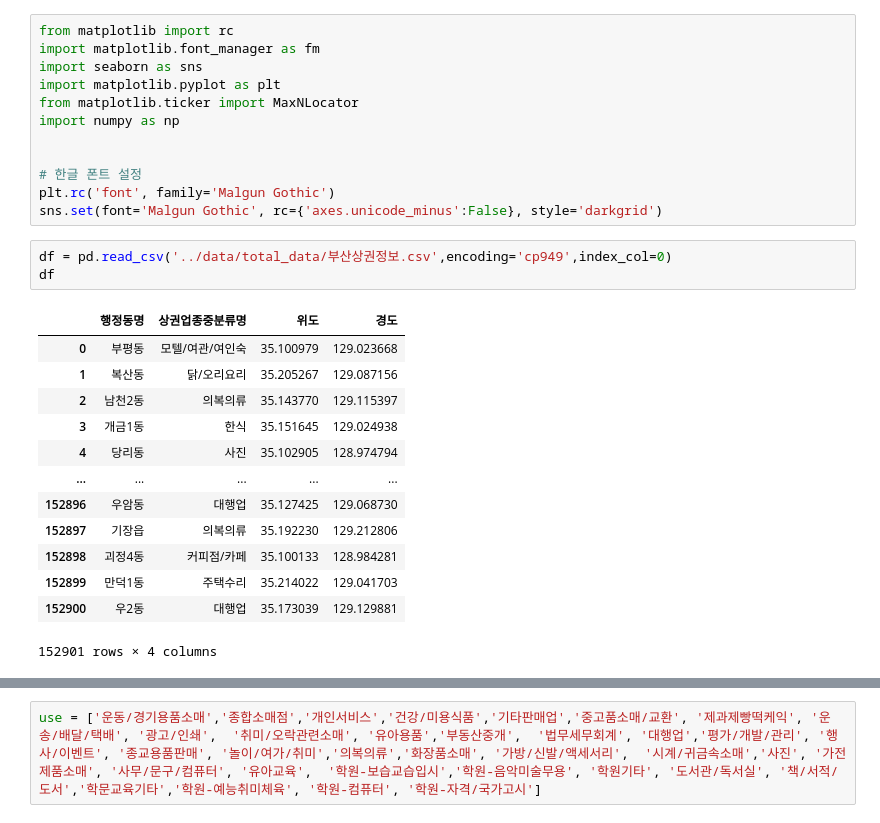
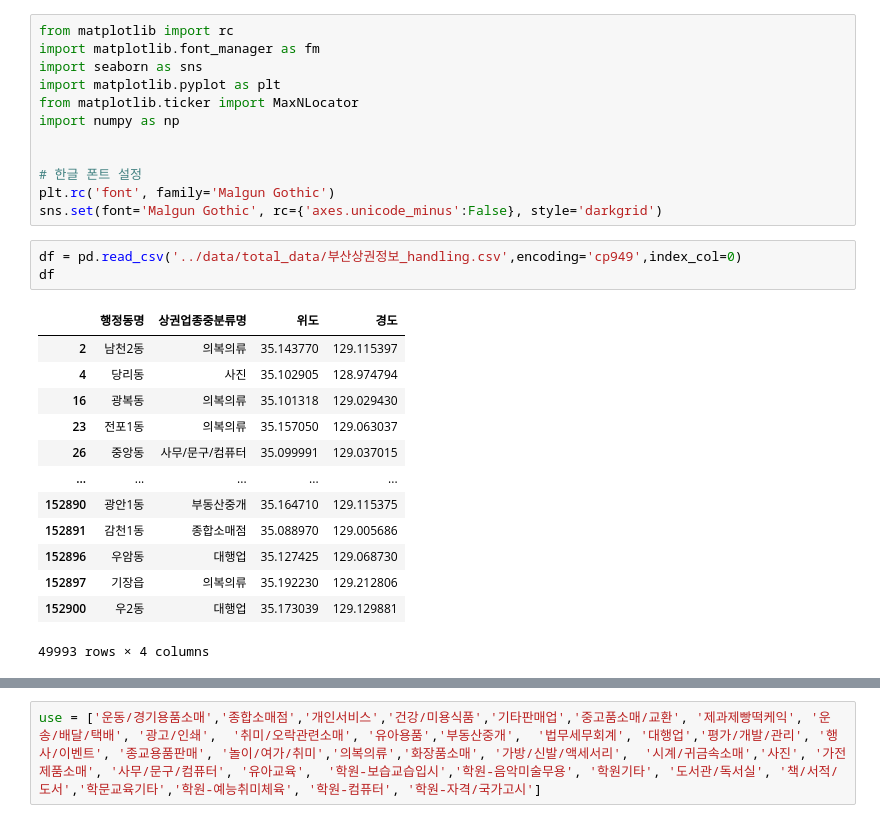
Before and after one commit to Busan-Bigdata-analysis/storage, a Jupyter notebook: visualization/visual_graph.ipynb, the cells around one changed output, grey strips where cells are left out. Cells and saved outputs as stored; diff of their text form.

```diff
--- a/visualization/visual_graph.ipynb
+++ b/visualization/visual_graph.ipynb
@@ -13,22 +13,22 @@ import numpy as np
 plt.rc('font', family='Malgun Gothic')
 sns.set(font='Malgun Gothic', rc={'axes.unicode_minus':False}, style='darkgrid')
 # %%
-df = pd.read_csv('../data/total_data/부산상권정보.csv',encoding='cp949',index_col=0)
+df = pd.read_csv('../data/total_data/부산상권정보_handling.csv',encoding='cp949',index_col=0)
 df
 # %% [output]
 |  | 행정동명 | 상권업종중분류명 | 위도 | 경도 |
-| 0 | 부평동 | 모텔/여관/여인숙 | 35.100979 | 129.023668 |
-| 1 | 복산동 | 닭/오리요리 | 35.205267 | 129.087156 |
 | 2 | 남천2동 | 의복의류 | 35.143770 | 129.115397 |
-| 3 | 개금1동 | 한식 | 35.151645 | 129.024938 |
 | 4 | 당리동 | 사진 | 35.102905 | 128.974794 |
+| 16 | 광복동 | 의복의류 | 35.101318 | 129.029430 |
+| 23 | 전포1동 | 의복의류 | 35.157050 | 129.063037 |
+| 26 | 중앙동 | 사무/문구/컴퓨터 | 35.099991 | 129.037015 |
 | ... | ... | ... | ... | ... |
+| 152890 | 광안1동 | 부동산중개 | 35.164710 | 129.115375 |
+| 152891 | 감천1동 | 종합소매점 | 35.088970 | 129.005686 |
 | 152896 | 우암동 | 대행업 | 35.127425 | 129.068730 |
 | 152897 | 기장읍 | 의복의류 | 35.192230 | 129.212806 |
-| 152898 | 괴정4동 | 커피점/카페 | 35.100133 | 128.984281 |
-| 152899 | 만덕1동 | 주택수리 | 35.214022 | 129.041703 |
 | 152900 | 우2동 | 대행업 | 35.173039 | 129.129881 |
-152901 rows × 4 columns
+49993 rows × 4 columns
 # %%
 df.상권업종중분류명.unique()
 # %% [output]
```
Also changed, not shown: parts of 21 cells of this notebook, 1 other file.
